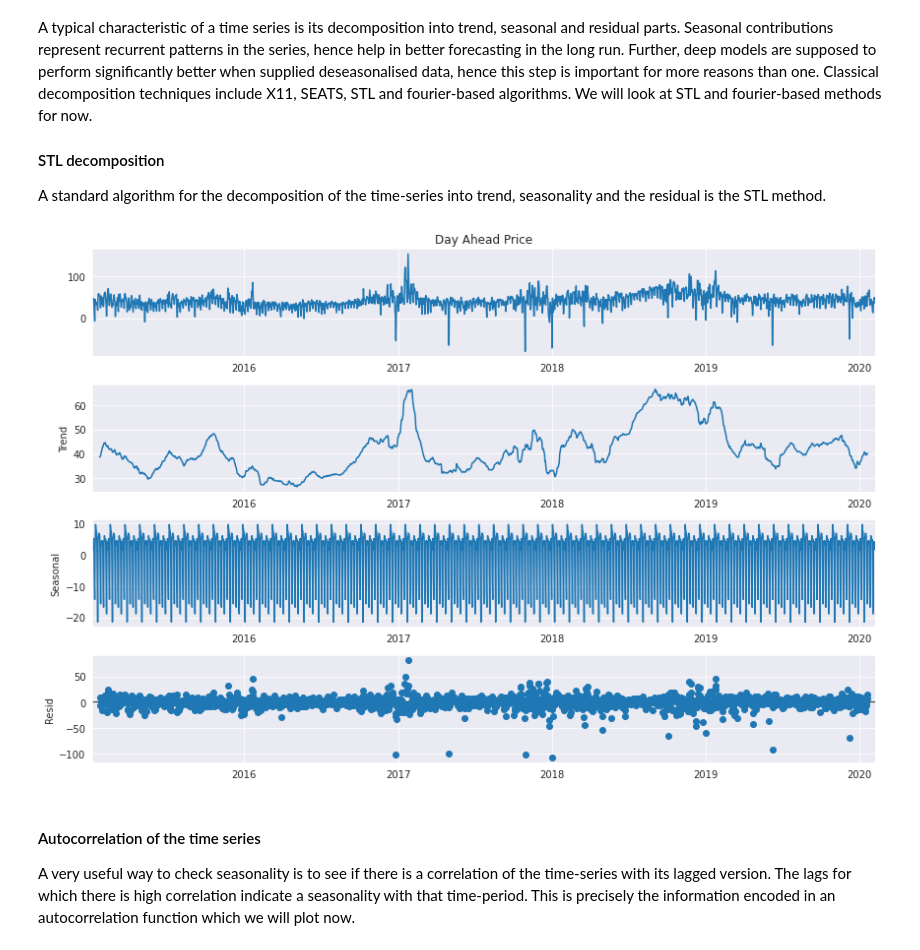
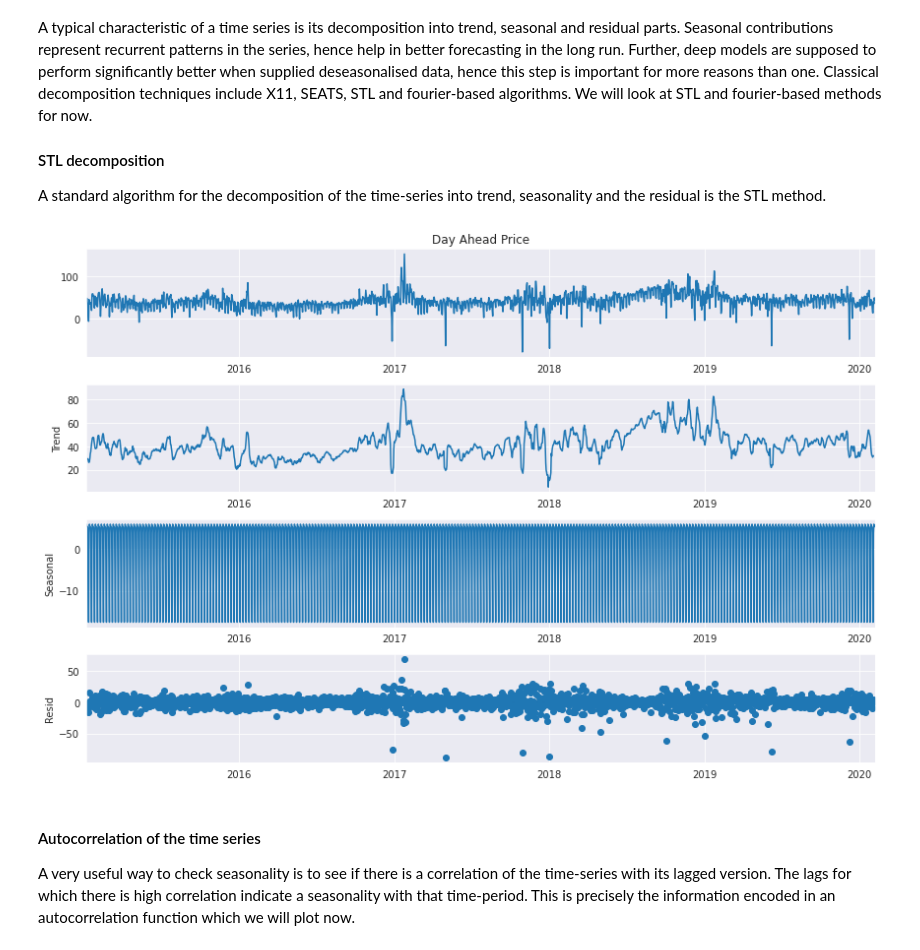
Before and after one commit to sandeshbhatjr/energy-prediction, a Jupyter notebook: docs/ep_cleandata.ipynb, the cells around one changed output. Cells and saved outputs as stored; diff of their text form; code cells hidden in the pictures.

```diff
--- a/docs/ep_cleandata.ipynb
+++ b/docs/ep_cleandata.ipynb
@@ -264,14 +264,14 @@ A standard algorithm for the decomposition of the time-series into trend, season
 # %%
 import statsmodels.api as sm
 
 pdf = imputed_german_df.loc[imputed_german_df.index.hour == 8, 'Day Ahead Price']
 
 sns.mpl.rc('figure',figsize=(12, 8))
 sns.set_style('darkgrid')
-sm.tsa.seasonal_decompose(pdf, period=35).plot()
+sm.tsa.seasonal_decompose(pdf, period=7).plot()
 result = sm.tsa.stattools.adfuller(pdf)
 # %% [output]
-[figure, old version]
+[figure, new version]
 # %% [markdown]
 #### Autocorrelation of the time series
 
```
Also changed, not shown: parts of 15 cells of this notebook.
